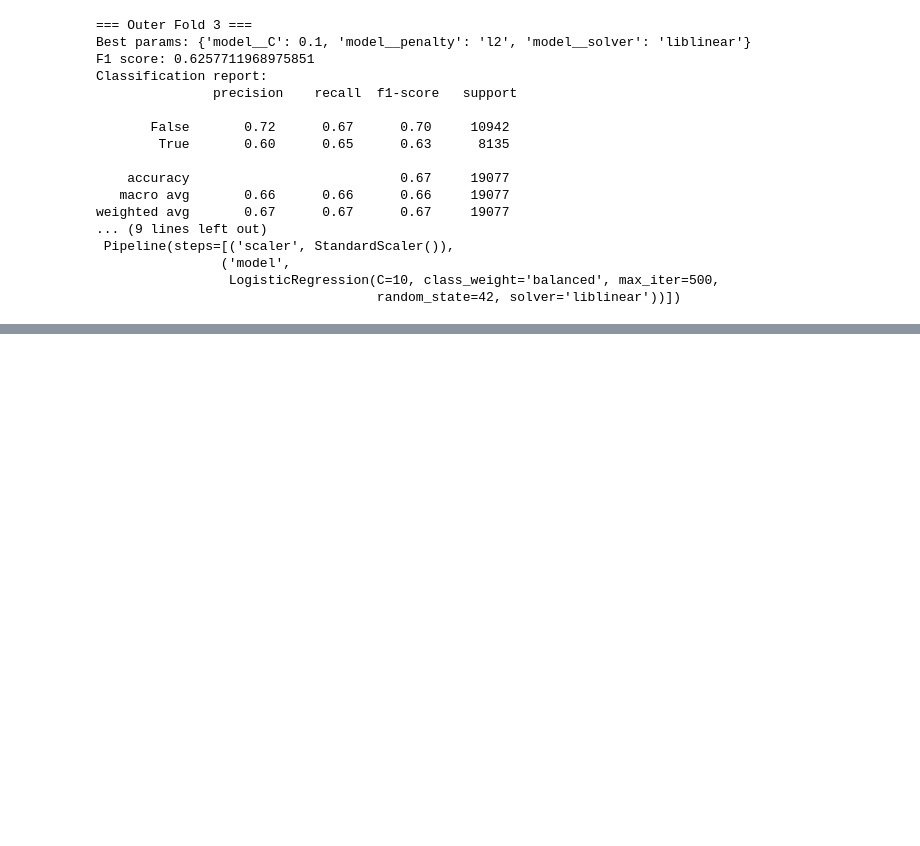
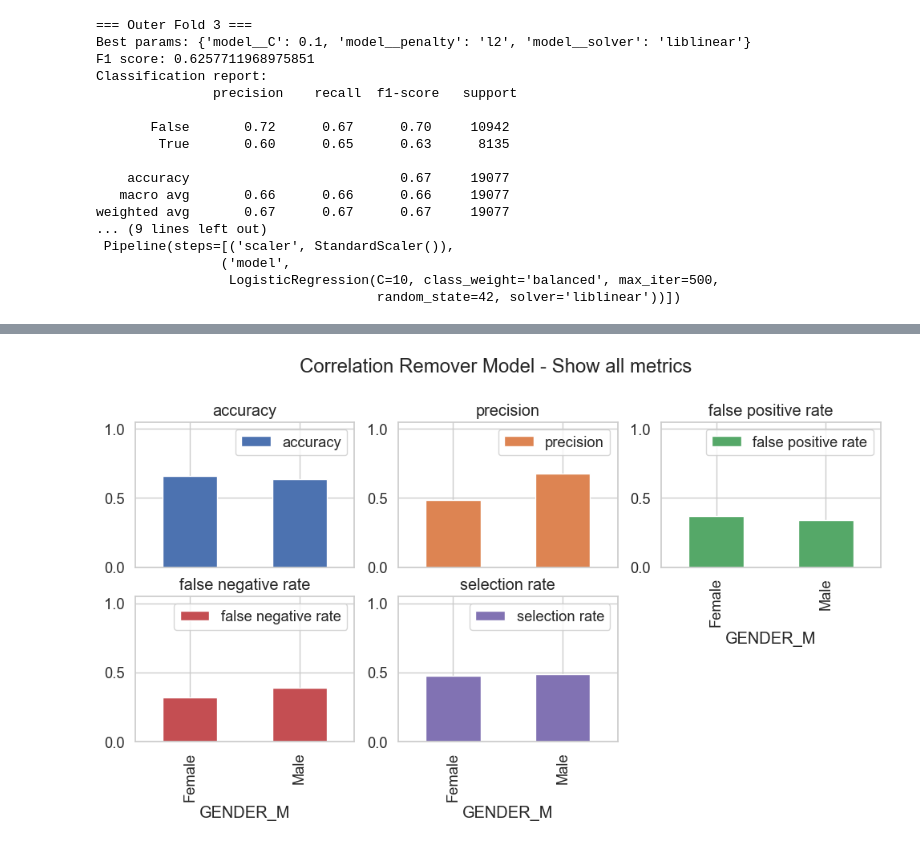
Before and after one commit to martenzZe/MRAI_project, a Jupyter notebook: Project_code.ipynb, the cells around one changed output, grey strips where cells are left out. Drawn from its saved outputs; the diff is of its cells as text; code cells hidden in the pictures; blank space fills up the shorter version.

```diff
--- a/Project_code.ipynb
+++ b/Project_code.ipynb
@@ -635,3 +635,88 @@ array([[<Axes: title={'center': 'accuracy'}, xlabel='GENDER_M'>,
 [figure]
 # %%
+from fairlearn.preprocessing import CorrelationRemover
+
+# get gender_m from X_train
+sensitive_feature = X_train['GENDER_M']
+
+# convert to readable labels
+sensitive_train = sensitive_feature.replace({False: 'Female', True: 'Male'})
+sensitive_test_named = X_test['GENDER_M'].replace({False: 'Female', True: 'Male'})
+
+# initialize correlation remover
+corr_remover = CorrelationRemover(
+    sensitive_feature_ids=['GENDER_M'],
+    alpha=1.0
+) # alpha=1.0 fully removes linear correlation with sensitive feature
+
+# fit on training set
+corr_remover.fit(X_train)
+
+# transform training and test sets
+X_train_transformed = corr_remover.transform(X_train)
+X_test_transformed = corr_remover.transform(X_test)
+
+# model (no sample weights anymore)
+reweighted_model = Pipeline([
+    ('scaler', StandardScaler(with_mean=False)),
+    ('model', LogisticRegression(
+        C=0.01,
+        penalty='l2',
+        solver='lbfgs',
+        max_iter=1000,
+        class_weight='balanced',
+        random_state=42
+    ))
+])
+
+# train
+reweighted_model.fit(X_train_transformed, y_train)
+
+# predictions
+y_pred_reweighted = reweighted_model.predict(X_test_transformed)
+y_prob_reweighted = reweighted_model.predict_proba(X_test_transformed)[:, 1]
+
+# compute metrics
+reweighted_accuracy = accuracy_score(y_test, y_pred_reweighted)
+reweighted_f1 = f1_score(y_test, y_pred_reweighted)
+reweighted_auc = roc_auc_score(y_test, y_prob_reweighted)
+
+print("\nCorrelationRemover model performance:")
+print("Accuracy:", reweighted_accuracy)
+print("F1:", reweighted_f1)
+print("AUC:", reweighted_auc)
+
+# fairness metrics
+reweighted_metric_frame = MetricFrame(
+    metrics=metrics,
+    y_true=y_test,
+    y_pred=y_pred_reweighted,
+    sensitive_features=sensitive_test_named
+)
+
+dpd_reweighted = demographic_parity_difference(
+    y_true=y_test,
+    y_pred=y_pred_reweighted,
+    sensitive_features=sensitive_test_named
+)
+
+eod_reweighted = equalized_odds_difference(
+    y_true=y_test,
+    y_pred=y_pred_reweighted,
+    sensitive_features=sensitive_test_named
+)
+
+print("\nCorrelationRemover model fairness metrics:")
+print("Demographic Parity Difference:", dpd_reweighted)
+print("Equalized Odds Difference:", eod_reweighted)
+
+# plot
+reweighted_metric_frame.by_group.plot.bar(
+    subplots=True,
+    layout=[3, 3],
+    legend=True,
+    figsize=[12, 8],
+    ylim=[0, 1.05],
+    title="Correlation Remover Model - Show all metrics"
+)
 # %% [output]
@@ -648,0 +739 @@ Index(['NATURAL_SCIENCE_SCORE', 'ENGLISH_SCORE', 'READING_SCORE', 'MATH_SCORE',
+[figure, added]
```
Also changed, not shown: parts of 6 cells of this notebook.
